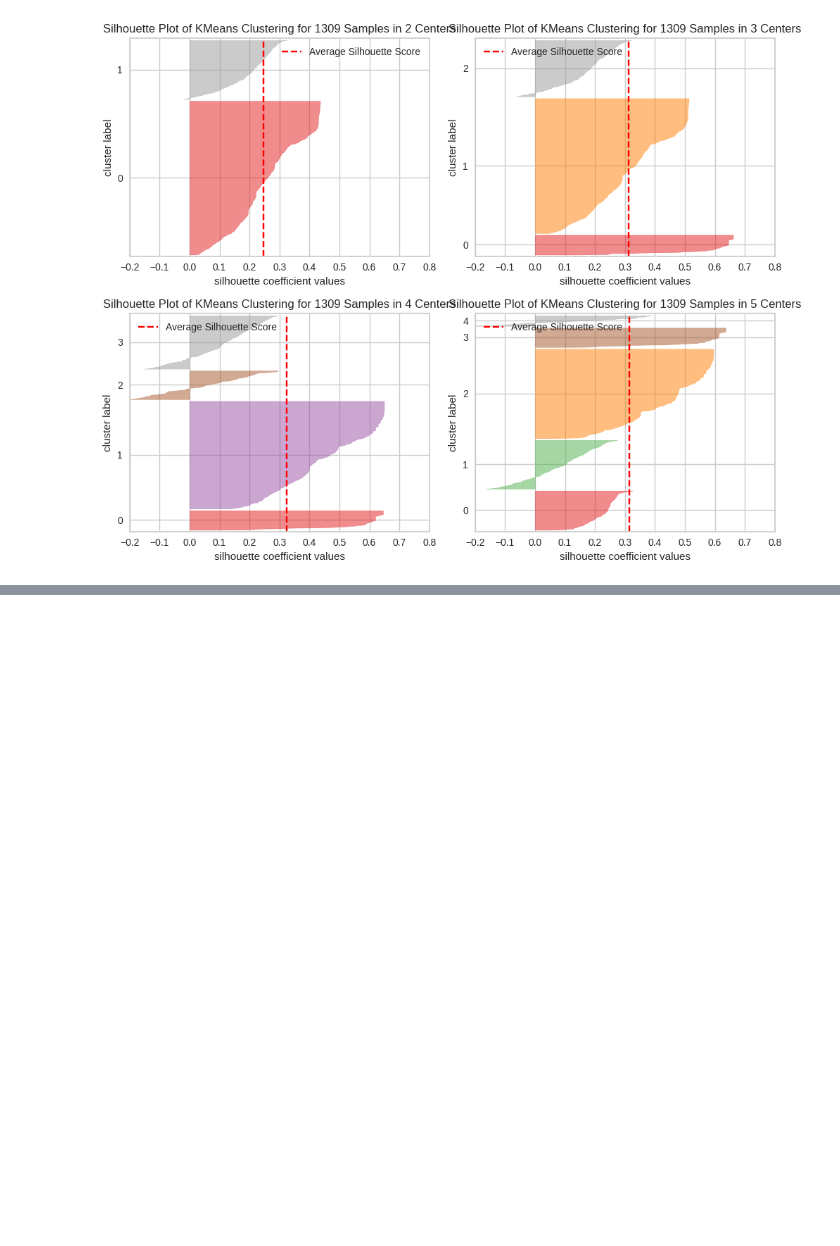
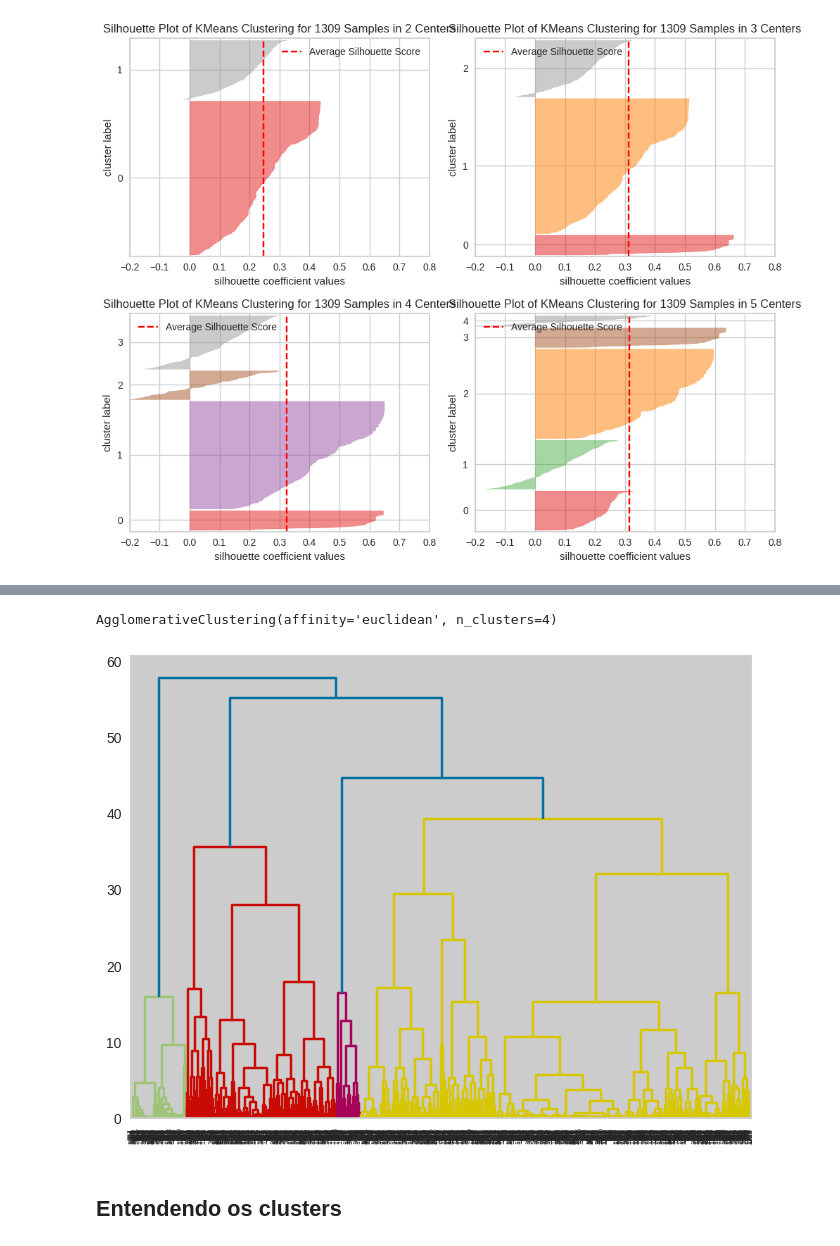
Before and after one commit to pcmoraesmenezes/Inteligencia-Artificial, a Jupyter notebook: Livros/Machine Learning - Guia de Referência Rápida/codigos/capitulo18.ipynb, the cells around one changed output, grey strips where cells are left out. Drawn from its saved outputs; the diff is of its cells as text; code cells hidden in the pictures; blank space fills up the shorter version.

```diff
--- a/Livros/Machine Learning - Guia de Referência Rápida/codigos/capitulo18.ipynb
+++ b/Livros/Machine Learning - Guia de Referência Rápida/codigos/capitulo18.ipynb
@@ -180,0 +210,4 @@ plt.tight_layout()
+# %%
+ag.fit(X)
+# %% [output]
+AgglomerativeClustering(affinity='euclidean', n_clusters=4)
@@ -180,0 +216,11 @@ plt.tight_layout()
+# %%
+
+Z = fastcluster.linkage_vector(X_std, method="ward")
+
+fig, ax = plt.subplots(figsize=(8, 6))
+
+dend = hierarchy.dendrogram(Z)
+# %% [output]
+[figure, added]
+# %% [markdown]
+## Entendendo os clusters
```
Also changed, not shown: parts of 14 cells of this notebook.
